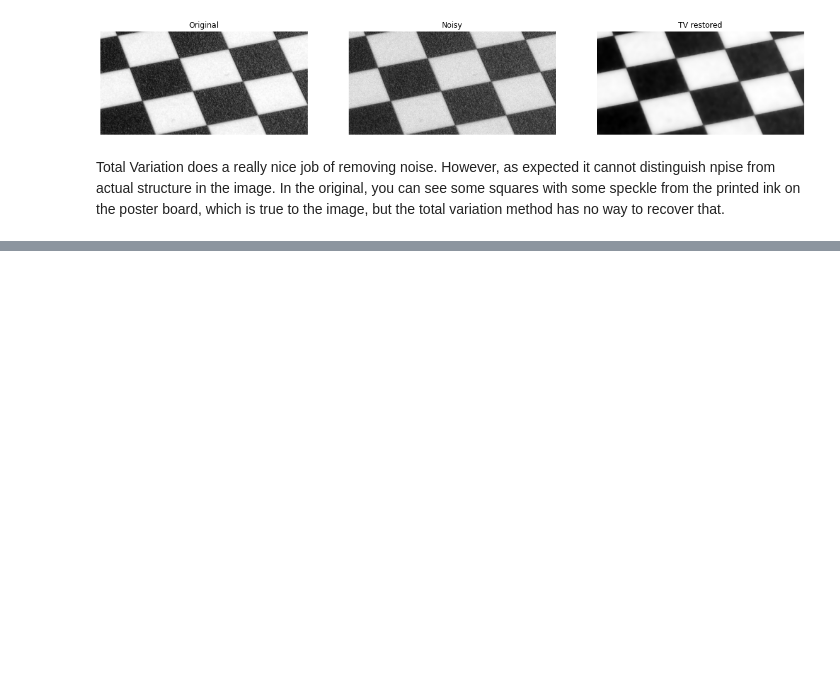
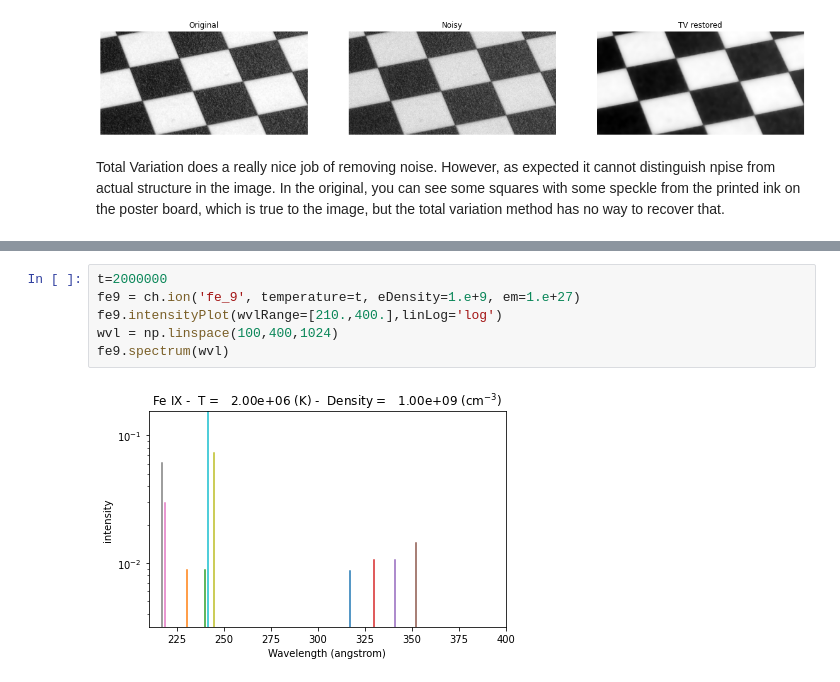
Before and after one commit to jdberkson/OPTI-556-Computational-Imaging, a Jupyter notebook: Homework2_JoelB.ipynb, the cells around one changed output, grey strips where cells are left out. Saved outputs shown, nothing was run; the diff lists cells and outputs as text; blank space fills up the shorter version.

```diff
--- a/Homework2_JoelB.ipynb
+++ b/Homework2_JoelB.ipynb
@@ -143,0 +185,8 @@ Total Variation does a really nice job of removing noise. However, as expected i
+# %%
+t=2000000
+fe9 = ch.ion('fe_9', temperature=t, eDensity=1.e+9, em=1.e+27)
+fe9.intensityPlot(wvlRange=[210.,400.],linLog='log')
+wvl = np.linspace(100,400,1024)
+fe9.spectrum(wvl)
+# %% [output]
+[figure, added]
```
Also changed, not shown: parts of 5 cells of this notebook.
